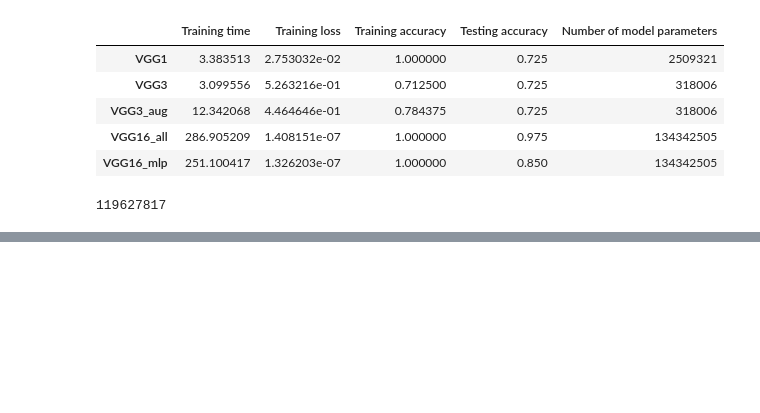
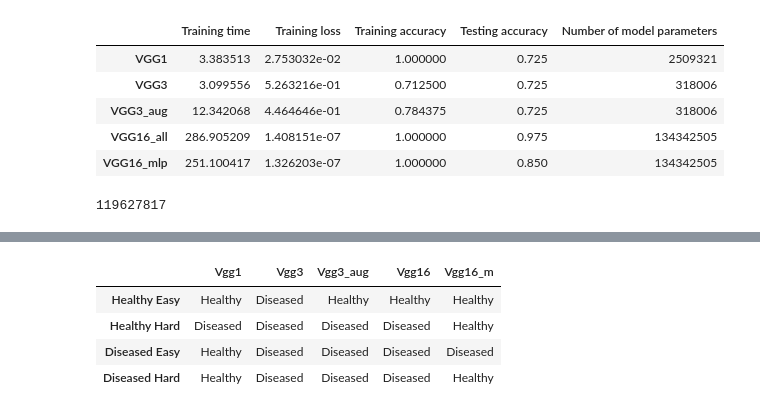
Before and after one commit to HarinarayanJ/ML-Assignment-4, a Jupyter notebook: arch.ipynb, the cells around one changed output, grey strips where cells are left out. Saved outputs shown, nothing was run; the diff lists cells and outputs as text; code cells hidden in the pictures; blank space fills up the shorter version.

```diff
--- a/arch.ipynb
+++ b/arch.ipynb
@@ -710,0 +810,51 @@ Train Accuracy: 0.71875, Test Accuracy: 0.675
+# %%
+vgg3.eval()
+ans = []
+with torch.no_grad():
+    ans.append(torch.sigmoid(vgg3(HE)).item())
+    ans.append(torch.sigmoid(vgg3(HH)).item())
+    ans.append(torch.sigmoid(vgg3(DE)).item())
+    ans.append(torch.sigmoid(vgg3(DH)).item())
+
+dicimg["Vgg3"] = ans
+# %%
+vgg3_aug.eval()
+ans = []
+with torch.no_grad():
+    ans.append(torch.sigmoid(vgg3_aug(HE)).item())
+    ans.append(torch.sigmoid(vgg3_aug(HH)).item())
+    ans.append(torch.sigmoid(vgg3_aug(DE)).item())
+    ans.append(torch.sigmoid(vgg3_aug(DH)).item())
+
+dicimg["Vgg3_aug"] = ans
+# %%
+vgg16.eval()
+ans = []
+with torch.no_grad():
+    ans.append(torch.sigmoid(vgg16(HE)).item())
+    ans.append(torch.sigmoid(vgg16(HH)).item())
+    ans.append(torch.sigmoid(vgg16(DE)).item())
+    ans.append(torch.sigmoid(vgg16(DH)).item())
+
+dicimg["Vgg16"] = ans
+# %%
+vgg16_m.eval()
+ans = []
+with torch.no_grad():
+    ans.append(torch.sigmoid(vgg16_m(HE)).item())
+    ans.append(torch.sigmoid(vgg16_m(HH)).item())
+    ans.append(torch.sigmoid(vgg16_m(DE)).item())
+    ans.append(torch.sigmoid(vgg16_m(DH)).item())
+
+dicimg["Vgg16_m"] = ans
+# %%
+df = pd.DataFrame(dicimg, index=["Healthy Easy", "Healthy Hard", "Diseased Easy", "Diseased Hard","MLP"])
+
+df_classified = df.applymap(lambda x: "Healthy" if x < 0.5 else "Diseased")
+df_classified
+# %% [output]
+|  | Vgg1 | Vgg3 | Vgg3_aug | Vgg16 | Vgg16_m |
+| Healthy Easy | Healthy | Diseased | Healthy | Healthy | Healthy |
+| Healthy Hard | Diseased | Diseased | Diseased | Diseased | Healthy |
+| Diseased Easy | Healthy | Diseased | Diseased | Diseased | Diseased |
+| Diseased Hard | Healthy | Diseased | Diseased | Diseased | Healthy |
```
Also changed, not shown: parts of 11 cells of this notebook, 10 other files.
